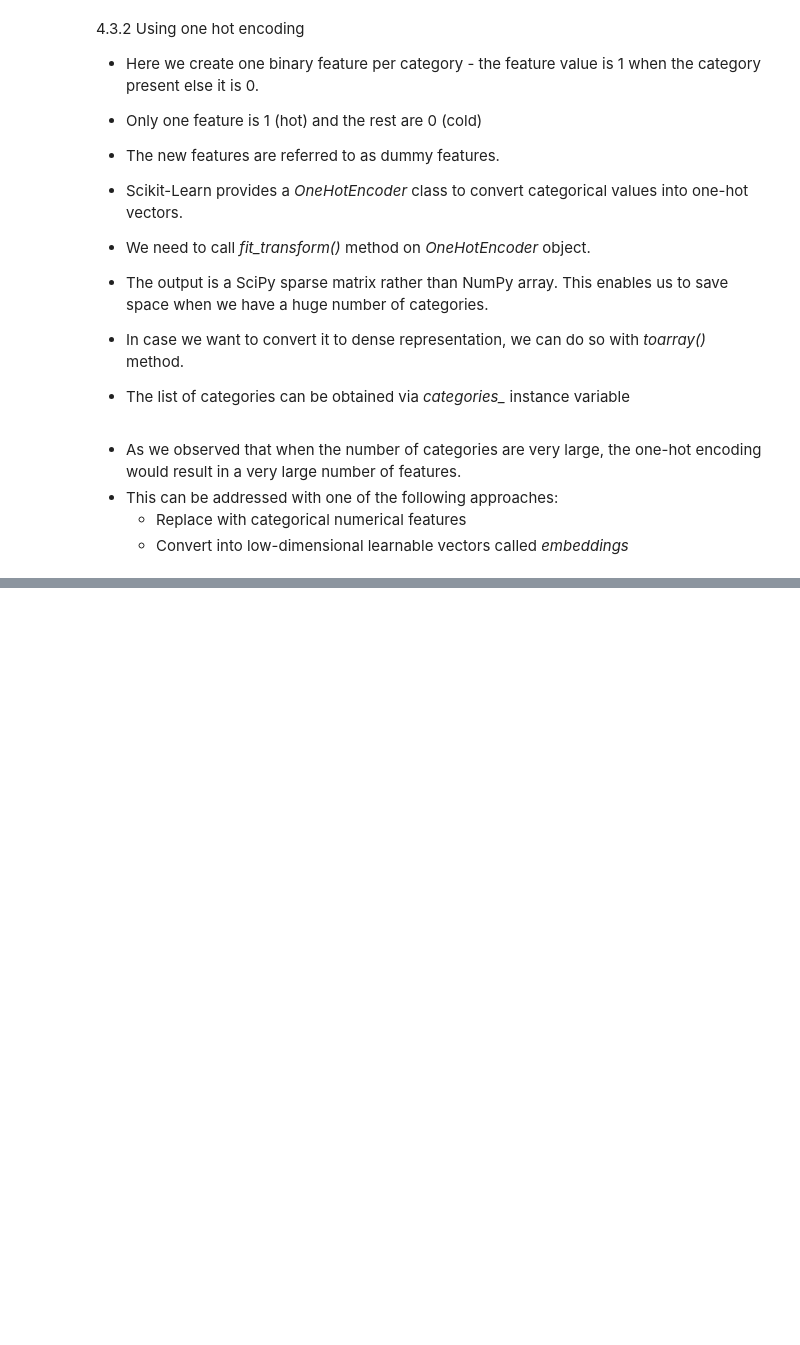
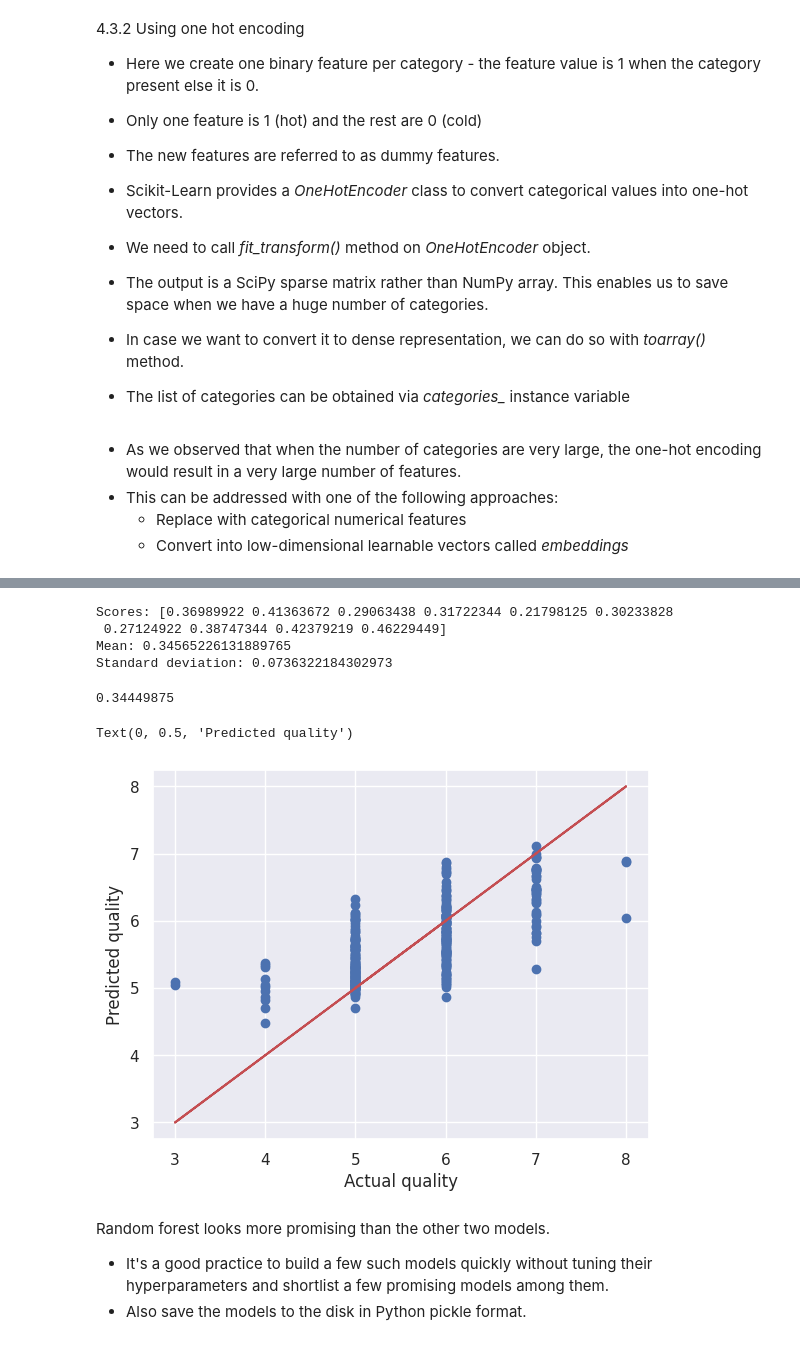
Before and after one commit to 22f1001276/MLP, a Jupyter notebook: mlp.ipynb, the cells around one changed output, grey strips where cells are left out. Drawn from its saved outputs; the diff is of its cells as text; code cells hidden in the pictures; blank space fills up the shorter version.

```diff
--- a/mlp.ipynb
+++ b/mlp.ipynb
@@ -407,0 +661,32 @@ cat_encoder = OneHotEncoder()
+# %%
+from sklearn.ensemble import RandomForestRegressor
+
+forest_reg = RandomForestRegressor()
+forest_reg.fit(wine_features_tr, wine_labels)
+
+scores = cross_val_score(forest_reg, wine_features_tr, wine_labels, scoring="neg_mean_squared_error", cv=10)
+
+forest_mse_scores = -scores
+display_scores(forest_mse_scores)
+# %% [output]
+Scores: [0.36989922 0.41363672 0.29063438 0.31722344 0.21798125 0.30233828
+ 0.27124922 0.38747344 0.42379219 0.46229449]
+Mean: 0.34565226131889765
+Standard deviation: 0.0736322184302973
+# %%
+quality_test_predictions = forest_reg.predict(wine_features_test_tr)
+mean_squared_error(wine_labels_test, quality_test_predictions)
+# %% [output]
+0.34449875
+# %%
+plt.scatter(wine_labels_test, quality_test_predictions)
+plt.plot(wine_labels_test, wine_labels_test, 'r-')
+plt.xlabel('Actual quality')
+plt.ylabel('Predicted quality')
+# %% [output]
+Text(0, 0.5, 'Predicted quality')
+[figure, added]
+# %% [markdown]
+Random forest looks more promising than the other two models.
+- It's a good practice to build a few such models quickly without tuning their hyperparameters and shortlist a few promising models among them.
+- Also save the models to the disk in Python pickle format.
```
Also changed, not shown: parts of 47 cells of this notebook.
